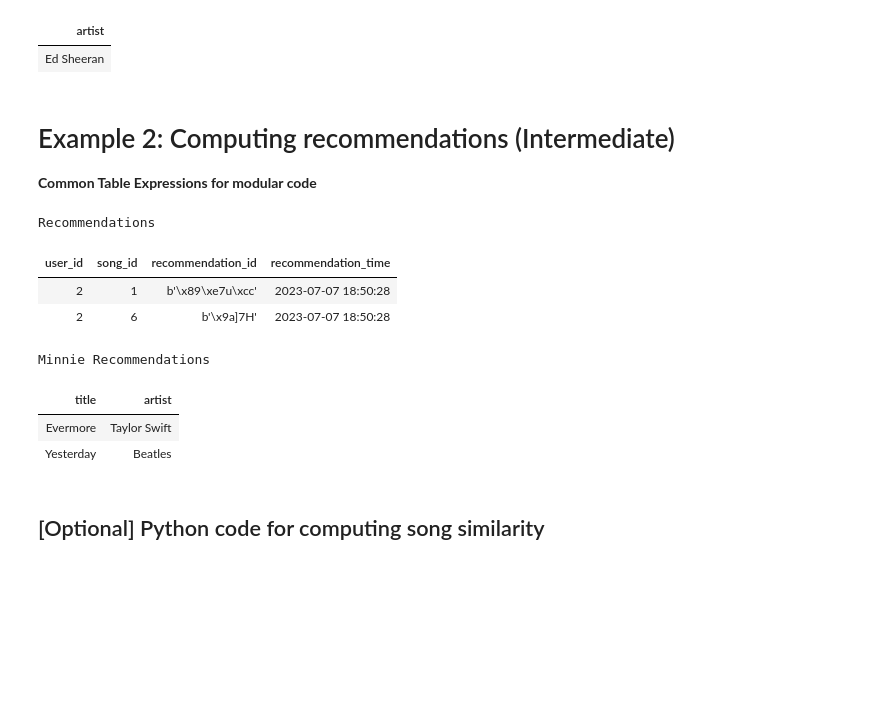
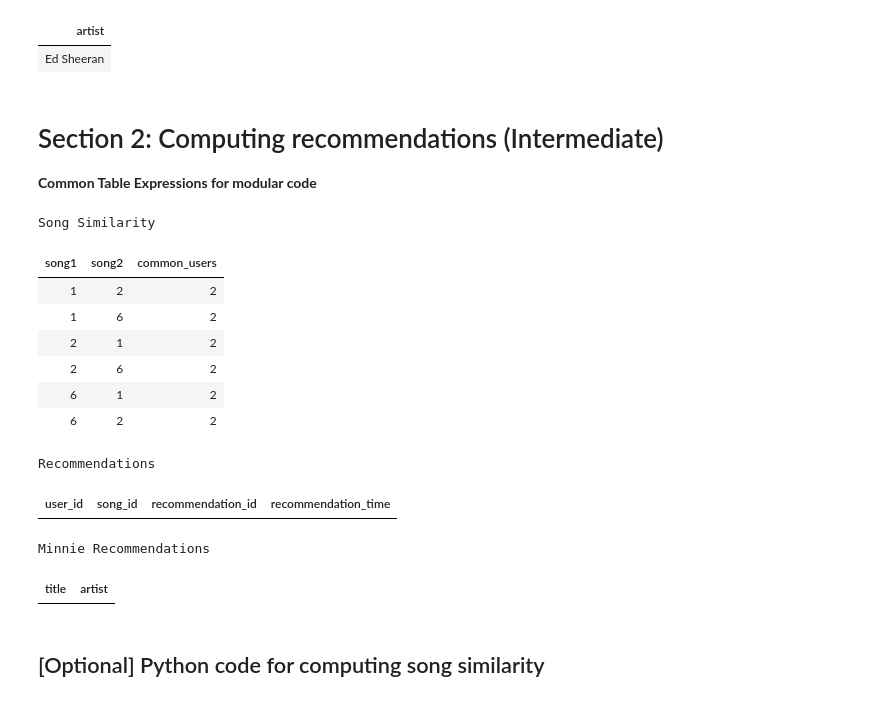
Before and after one commit to shivag/cs145, a Jupyter notebook: Spotify's_SQL_example_CS145.ipynb, the cells around one changed output. Cells and saved outputs as stored; diff of their text form; code cells hidden in the pictures; blank space fills up the shorter version.

```diff
--- a/Spotify's_SQL_example_CS145.ipynb
+++ b/Spotify's_SQL_example_CS145.ipynb
@@ -763,7 +859,7 @@ Songs in Pop but not in Rock genre
 | artist |
 | Ed Sheeran |
 # %% [markdown]
-# Example 2: Computing recommendations (Intermediate)
+# Section 2: Computing recommendations (Intermediate)
 **Common Table Expressions for modular code**
 # %%
 """ Goal: Learn basic forms of
@@ -781,58 +877,63 @@ WITH song_similarity AS (
     ON u1.user_id = u2.user_id
     AND u1.song_id != u2.song_id
     GROUP BY u1.song_id, u2.song_id
     -- For this example, looking for song pairs shared across > 1 user
     HAVING count(*) > 1),
 
 -- CTE for recs. For each user, find more songs related to what they listen.
     recs AS (
     SELECT user_id, song2 as song_id
     FROM song_similarity
     JOIN Listens as L
     ON L.song_id = song_similarity.song1 and
     -- only insert a song, if it's 'new' for the user (not in user's Listens)
     song_similarity.song2 not in
       (select song_id from listens as tmpL where tmpL.user_id = L.user_id))
 
 -- ### Debug: If you want to check what these CTEs produce, uncomment one of them.
---select * from song_similarity
+select * from song_similarity
 --select * from recs;
 
 -- Insert into recommendations table for later usage
-INSERT INTO Recommendations (user_id, song_id, recommendation_id, recommendation_time)
-SELECT user_id, song_id,
-       randomblob(4) as recommendation_id,
-       datetime('now') as recommendation_time
-FROM recs;
+--INSERT INTO Recommendations (user_id, song_id, recommendation_id, recommendation_time)
+--SELECT user_id, song_id,
+--       randomblob(4) as recommendation_id,
+--       datetime('now') as recommendation_time
+--FROM recs;
 """
 
 # We'll learn about Transactions and Commits later.
 # For writes, use below pattern.
 cursor.execute(similarityQuery)
 printSqlResults(cursor, 'Song Similarity')
 conn.commit()
 conn.close()
 ## End of Inserts
-
-runSql("Recommendations", """SELECT * from Recommendations;""")
-
-minnieRecs = """
-SELECT songs.title, songs.artist
-FROM Songs
-JOIN Recommendations on Songs.song_id = Recommendations.song_id
-WHERE Recommendations.user_id = (select user_id from Users where name = 'Minnie')
-"""
-
-runSql('Minnie Recommendations', minnieRecs)
 # %% [output]
-Recommendations
+Song Similarity
-| user_id | song_id | recommendation_id | recommendation_time |
-| 2 | 1 | b'\x89\xe7u\xcc' | 2023-07-07 18:50:28 |
-| 2 | 6 | b'\x9a]7H' | 2023-07-07 18:50:28 |
+| song1 | song2 | common_users |
+| 1 | 2 | 2 |
+| 1 | 6 | 2 |
+| 2 | 1 | 2 |
+| 2 | 6 | 2 |
+| 6 | 1 | 2 |
+| 6 | 2 | 2 |
-Minnie Recommendations
-| title | artist |
-| Evermore | Taylor Swift |
-| Yesterday | Beatles |
+# %%
+runSql("Recommendations", """SELECT * from Recommendations;""")
+
+minnieRecs = """
+SELECT songs.title, songs.artist
+FROM Songs
+JOIN Recommendations on Songs.song_id = Recommendations.song_id
+WHERE Recommendations.user_id = (select user_id from Users where name = 'Minnie')
+"""
+
+runSql('Minnie Recommendations', minnieRecs)
+# %% [output]
+Recommendations
+| user_id | song_id | recommendation_id | recommendation_time |
+Minnie Recommendations
+| title | artist |
 # %% [markdown]
 ## [Optional] Python code for computing song similarity
 # %%
```
Also changed, not shown: parts of 17 cells of this notebook.
